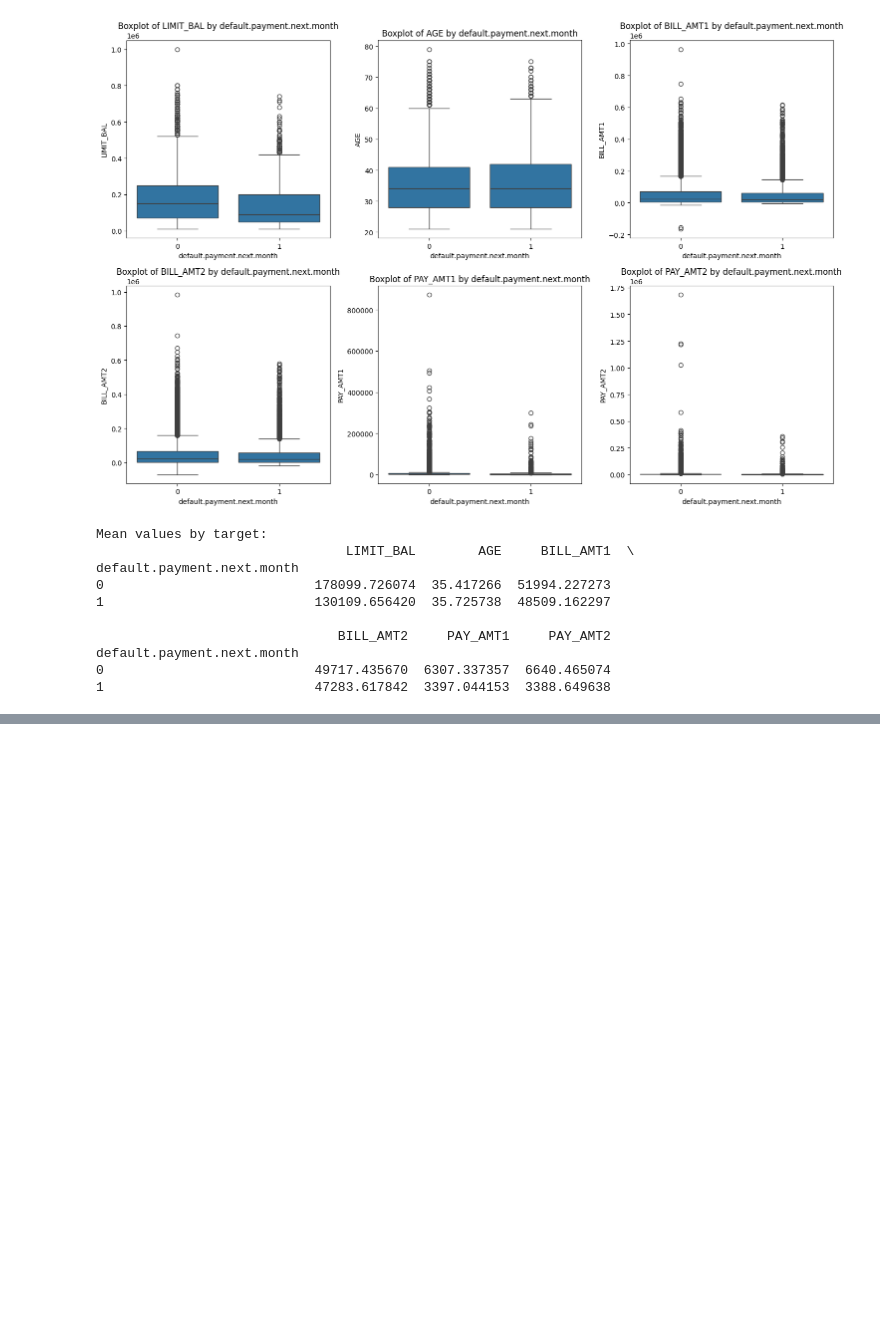
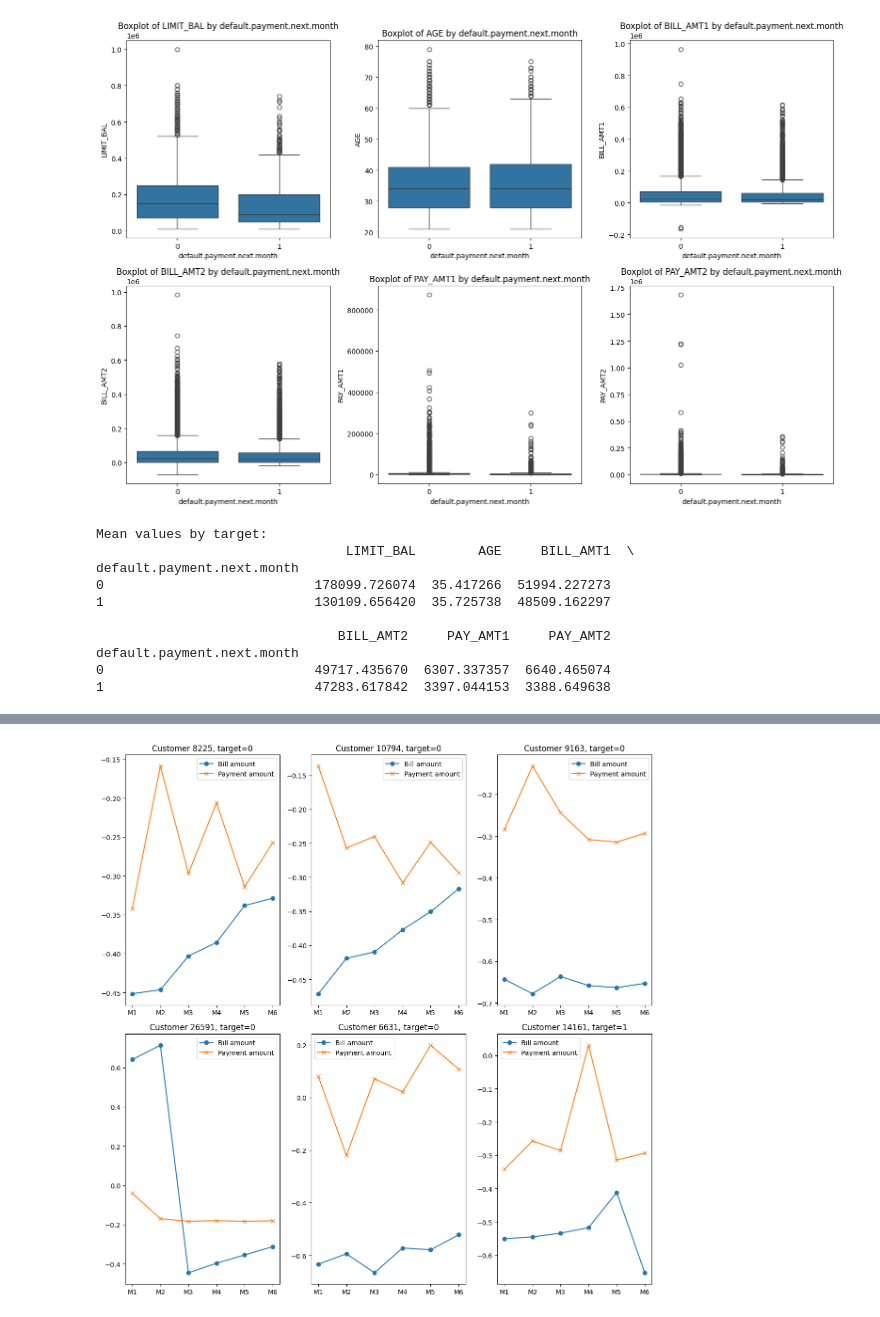
Before and after one commit to martenzZe/credit-risk-ml-pipeline, a Jupyter notebook: notebooks/01_data.ipynb, the cells around one changed output, grey strips where cells are left out. Drawn from its saved outputs; the diff is of its cells as text; code cells hidden in the pictures; blank space fills up the shorter version.

```diff
--- a/notebooks/01_data.ipynb
+++ b/notebooks/01_data.ipynb
@@ -186,0 +429,30 @@ plt.show()
+# %%
+# helpers and reshaped frmaes
+import numpy as np
+
+bill_cols = [f'BILL_AMT{i}' for i in range(1, 7)]
+pay_amt_cols = [f'PAY_AMT{i}' for i in range(1, 7)]
+pay_status_cols = ['PAY_0', 'PAY_2', 'PAY_3', 'PAY_4', 'PAY_5', 'PAY_6']
+
+bills = data[bill_cols].copy()
+pays = data[pay_amt_cols].copy()
+pay_status = data[pay_status_cols].copy()
+
+# Visualise repayment trajectories
+sample_isd = np.random.choice(data.index, size=6, replace=False)
+
+fig, axes = plt.subplots(2,3, figsize=(12,12))
+axes = axes.flatten()
+
+for ax, idx in zip(axes, sample_isd):
+    ax.plot(range(6), bills.loc[idx], marker='o', label='Bill amount')
+    ax.plot(range(6), pays.loc[idx], marker='x', label='Payment amount')
+    ax.set_title(f'Customer {idx}, target={data.loc[idx, target_col]}')
+    ax.set_xticks(range(6))
+    ax.set_xticklabels([f'M{i}' for i in range(1, 7)])
+    ax.legend()
+
+plt.tight_layout()
+plt.show()
+# %% [output]
+[figure, added]
```
Also changed, not shown: parts of 16 cells of this notebook, 10 other files.
